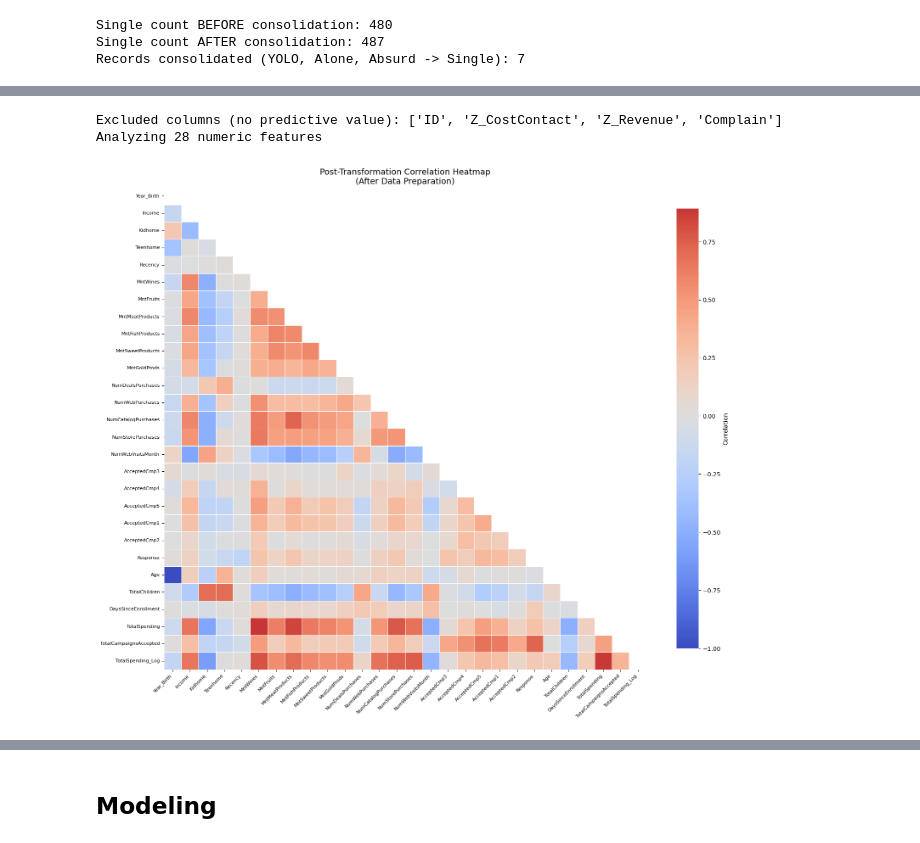
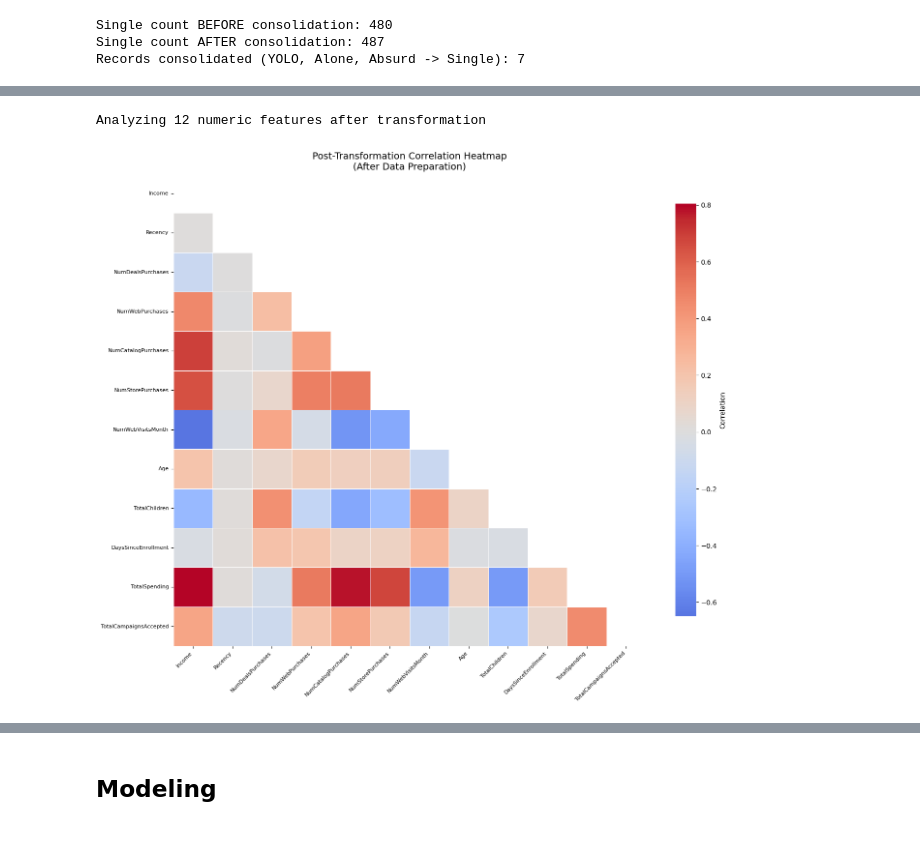
Before and after one commit to dasha-alekseenkova/Business-Intelligence_Lab3, a Jupyter notebook: Cyclists_251201.ipynb, the cells around one changed output, grey strips where cells are left out. Saved outputs shown, nothing was run; the diff lists cells and outputs as text; code cells hidden in the pictures.

```diff
--- a/Cyclists_251201.ipynb
+++ b/Cyclists_251201.ipynb
@@ -1411,10 +1412,13 @@ transform_columns = {
 spending_columns = ['MntWines', 'MntFruits', 'MntMeatProducts',
                    'MntFishProducts', 'MntSweetProducts', 'MntGoldProds']
 
+# Drop excluded columns from ifood_df
+#data selection part
+ifood_df = ifood_df.drop(columns=excluded_columns)
+ifood_df.head()
 end_time_select = now()
-
-print(f"Excluded: {excluded_columns}")
-print(f"Target: TotalSpending = sum({spending_columns})")
+print(f"Dropped columns: {excluded_columns}")
+print(f"Remaining columns: {ifood_df.shape[1]}")
 #############################################
 # Documentation: Select Data Activity
 #############################################
@@ -1839,7 +1918,7 @@ plt.subplot(2, 3, 4)
 plt.hist(ifood_df['TotalSpending'], bins=50, color='purple', edgecolor='black', alpha=0.7)
 plt.axvline(ifood_df['TotalSpending'].median(), color='red', linestyle='--', linewidth=2, label=f"Median: {ifood_df['TotalSpending'].median():.0f}")
 plt.axvline(ifood_df['TotalSpending'].mean(), color='yellow', linestyle='--', linewidth=2, label=f"Mean: {ifood_df['TotalSpending'].mean():.0f}")
-plt.title('TotalSpending Distribution (TARGET VARIABLE)', fontsize=12)
+plt.title('TotalSpending Distribution', fontsize=12)
 plt.xlabel('Total Spending (BRL)')
 plt.ylabel('Frequency')
 plt.legend()
@@ -1859,6 +1938,12 @@ plt.show()
 print(" DERIVED FEATURES SUMMARY \n")
 derived_cols = ['Age', 'TotalChildren', 'DaysSinceEnrollment', 'TotalCampaignsAccepted', 'TotalSpending']
 print(ifood_df[derived_cols].describe().round(2))
+
+# Drop original columns that have been transformed into derived features
+columns_to_drop = campaign_columns + spending_columns + ['Year_Birth', 'Kidhome', 'Teenhome', 'Dt_Customer']
+ifood_df = ifood_df.drop(columns=columns_to_drop)
+print(f"Dropped columns: {columns_to_drop}")
+print(f"Remaining columns: {list(ifood_df.columns)}")
 
 end_time_derived = now()
 
@@ -2291,21 +2292,13 @@ post_corr_code_writer = student_b
 start_time_post_corr = now()
 
 #############################################
-# Task 3.3.5 - Post-Transformation Correlation Analysis
+##Post-Transformation Correlation Analysis
 #############################################
 
-import seaborn as sns
-import numpy as np
+# Get all numeric columns from the transformed dataset
+numeric_features = ifood_df.select_dtypes(include=[np.number]).columns.tolist()
 
-# Columns excluded from analysis (as defined in Task 3.1 - Select Data)
-excluded_from_analysis = ['ID', 'Z_CostContact', 'Z_Revenue', 'Complain']
-
-# Get all numeric columns from transformed dataset, excluding non-predictive columns
-numeric_features = [col for col in ifood_df.select_dtypes(include=[np.number]).columns.tolist()
-                   if col not in excluded_from_analysis]
-
-print(f"Excluded columns (no predictive value): {excluded_from_analysis}")
-print(f"Analyzing {len(numeric_features)} numeric features\n")
+print(f"Analyzing {len(numeric_features)} numeric features after transformation\n")
 
 # Calculate correlation matrix on transformed data
 post_corr_matrix = ifood_df[numeric_features].corr()
@@ -2314,7 +2307,7 @@ post_corr_matrix = ifood_df[numeric_features].corr()
 mask = np.triu(np.ones_like(post_corr_matrix, dtype=bool))
 
 # Plot correlation heatmap
-plt.figure(figsize=(16, 14))
+plt.figure(figsize=(14, 12))
 sns.heatmap(post_corr_matrix, mask=mask, cmap='coolwarm', center=0,
             annot=False, square=True, linewidths=0.5,
             cbar_kws={"shrink": 0.8, "label": "Correlation"})
@@ -2325,10 +2318,10 @@ plt.tight_layout()
 plt.show()
 
 # Identify highly correlated feature pairs (potential multicollinearity)
-print("Multicolinearity check: Highly Correlated Feature Pairs")
+print("Multicollinearity Check: Highly Correlated Feature Pairs")
 
 # Unstack correlation matrix and filter
-corr_unstacked = post_corr_matrix.where(mask == False).unstack().dropna()
+corr_unstacked = post_corr_matrix.where(~np.triu(np.ones_like(post_corr_matrix, dtype=bool))).unstack().dropna()
 high_corr_pairs = corr_unstacked[(abs(corr_unstacked) > 0.7) & (abs(corr_unstacked) < 1.0)].sort_values(ascending=False)
 
 if len(high_corr_pairs) > 0:
@@ -2344,21 +2337,17 @@ else:
     print("\nNo highly correlated pairs found (|r| > 0.7)")
 
 # Correlation with target variable (TotalSpending)
-print("Correlation with Target (TotalSpending)")
+print("\nCorrelation with Target (TotalSpending)")
 
-if 'TotalSpending' in ifood_df.columns:
-    target_corr = post_corr_matrix['TotalSpending'].drop('TotalSpending').sort_values(ascending=False)
+target_corr = post_corr_matrix['TotalSpending'].drop('TotalSpending').sort_values(ascending=False)
 
-    print("\nTop 10 positively correlated features:")
-    for feat, corr_val in target_corr.head(10).items():
-        print(f"  {feat}: {corr_val:.3f}")
+print("\nTop 10 positively correlated features:")
+for feat, corr_val in target_corr.head(10).items():
+    print(f"  {feat}: {corr_val:.3f}")
 
-    print("\nTop 5 negatively correlated features:")
-    for feat, corr_val in target_corr.tail(5).items():
-        print(f"  {feat}: {corr_val:.3f}")
-else:
-    print("\nTotalSpending not found in dataset - check derived features cell")
-
+print("\nTop 5 negatively correlated features:")
+for feat, corr_val in target_corr.tail(5).items():
+    print(f"  {feat}: {corr_val:.3f}")
 end_time_post_corr = now()
 
 #############################################
@@ -2380,33 +2369,32 @@ This differs from the Data Understanding correlation analysis as it:
 
 post_corr_activity = [
     f':post_transformation_correlation rdf:type prov:Activity .',
     f':post_transformation_correlation sc:isPartOf :data_preparation_phase .',
     f':post_transformation_correlation rdfs:label "Task 3.3.5 - Post-Transformation Correlation Analysis" .',
     f':post_transformation_correlation rdfs:comment """{post_corr_comment}""" .',
     f':post_transformation_correlation prov:startedAtTime "{start_time_post_corr}"^^xsd:dateTime .',
     f':post_transformation_correlation prov:endedAtTime "{end_time_post_corr}"^^xsd:dateTime .',
 
     # Executor association
     f':post_transformation_correlation prov:qualifiedAssociation :{post_corr_ass_uuid_executor} .',
     f':{post_corr_ass_uuid_executor} prov:agent :{executed_by} .',
     f':{post_corr_ass_uuid_executor} rdf:type prov:Association .',
     f':{post_corr_ass_uuid_executor} prov:hadRole :{code_executor_role} .',
 
     # Writer association
     f':post_transformation_correlation prov:qualifiedAssociation :{post_corr_ass_uuid_writer} .',
     f':{post_corr_ass_uuid_writer} prov:agent :{post_corr_code_writer} .',
     f':{post_corr_ass_uuid_writer} rdf:type prov:Association .',
     f':{post_corr_ass_uuid_writer} prov:hadRole :{code_writer_role} .',
 
     # Input/Output entities
     f':post_transformation_correlation prov:used :encoded_data .',
     f':post_corr_analysis rdf:type prov:Entity .',
     f':post_corr_analysis prov:wasGeneratedBy :post_transformation_correlation .',
     f':post_corr_analysis prov:wasDerivedFrom :encoded_data .',
     f':post_corr_analysis rdfs:label "Post-Transformation Correlation Analysis Report" .',
 ]
 engine.insert(post_corr_activity, prefixes=prefixes)
 # %% [output]
-Excluded columns (no predictive value): ['ID', 'Z_CostContact', 'Z_Revenue', 'Complain']
-Analyzing 28 numeric features
+Analyzing 12 numeric features after transformation
-[figure, old version]
+[figure, new version]
```
Also changed, not shown: parts of 12 cells of this notebook.
